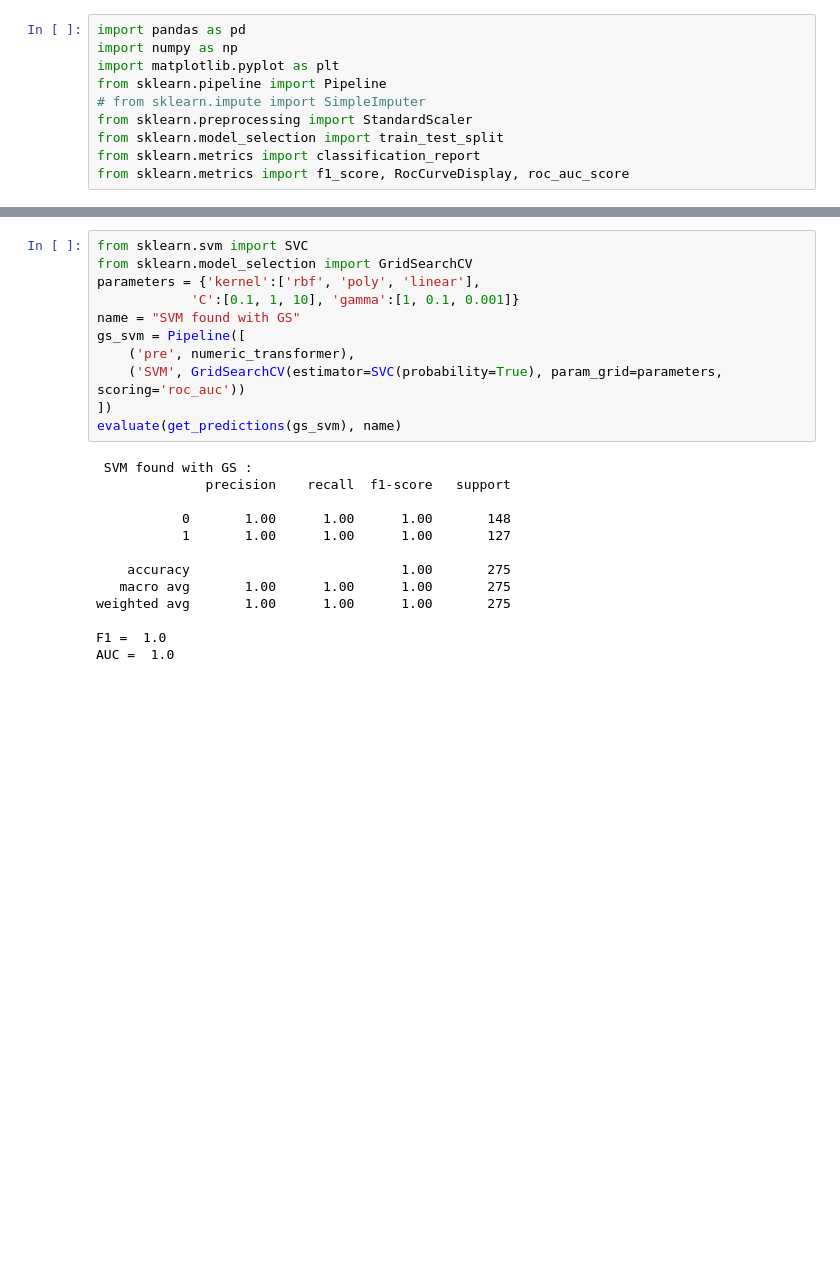
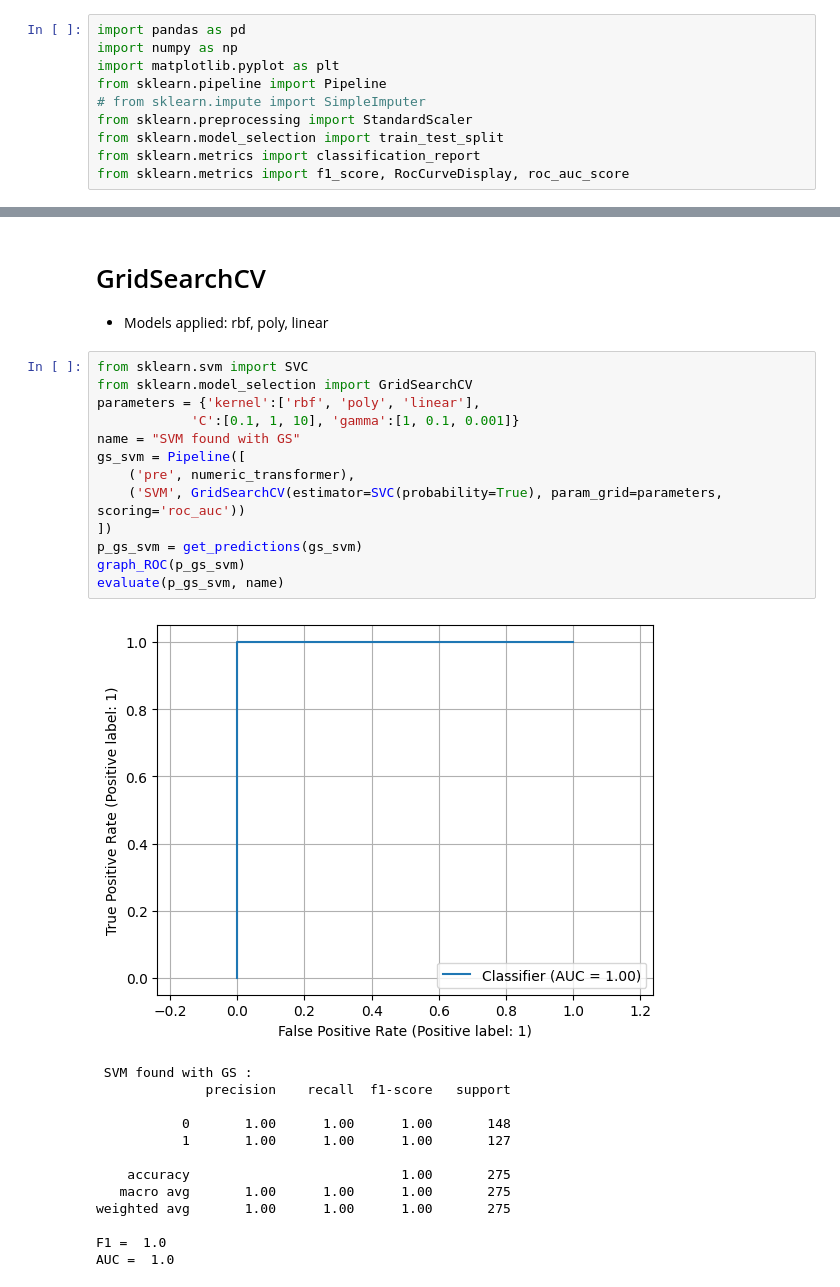
Before and after one commit to liutis6/DSA-exercises, a Jupyter notebook: exercises/U2/mainU2.ipynb, the cells around one changed output, grey strips where cells are left out. Drawn from its saved outputs; the diff is of its cells as text; blank space fills up the shorter version.

```diff
--- a/exercises/U2/mainU2.ipynb
+++ b/exercises/U2/mainU2.ipynb
@@ -142,18 +169,24 @@ weighted avg       0.90      0.90      0.90       275
 
 F1 =  0.8852459016393442
 AUC =  0.9616673760374548
+# %% [markdown]
+# GridSearchCV
+- Models applied: rbf, poly, linear
 # %%
 from sklearn.svm import SVC
 from sklearn.model_selection import GridSearchCV
 parameters = {'kernel':['rbf', 'poly', 'linear'],
             'C':[0.1, 1, 10], 'gamma':[1, 0.1, 0.001]}
 name = "SVM found with GS"
 gs_svm = Pipeline([
     ('pre', numeric_transformer),
     ('SVM', GridSearchCV(estimator=SVC(probability=True), param_grid=parameters, scoring='roc_auc'))
 ])
-evaluate(get_predictions(gs_svm), name)
+p_gs_svm = get_predictions(gs_svm)
+graph_ROC(p_gs_svm)
+evaluate(p_gs_svm, name)
 # %% [output]
+[figure, added]
  SVM found with GS :
               precision    recall  f1-score   support
 
```
Also changed, not shown: parts of 18 cells of this notebook, 3 other files.
